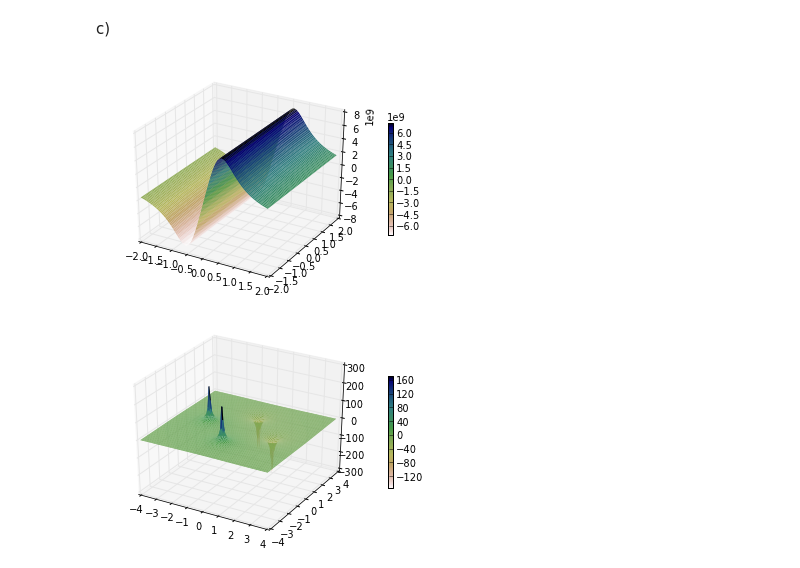
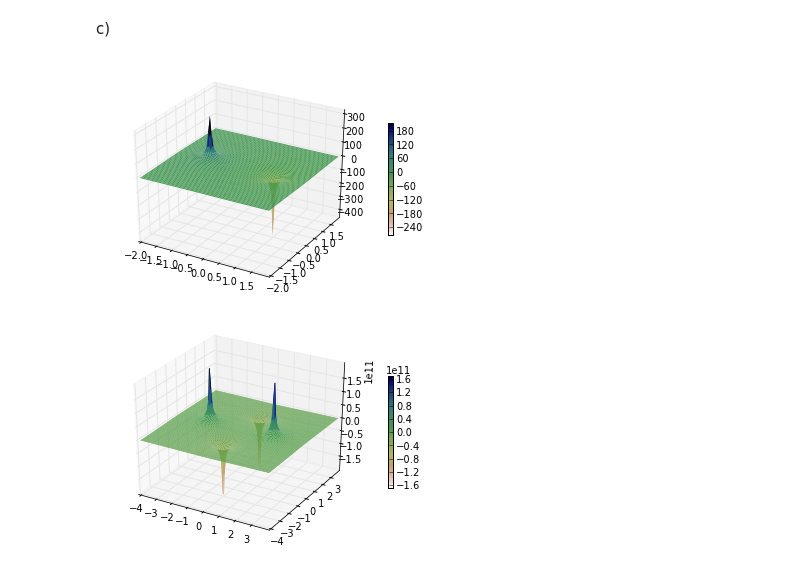
Before and after one commit to psalehsa/PHYS202-S13, a Jupyter notebook: Week4/Tuesday Notes + Exercises.ipynb, the cells around one changed output. Saved outputs shown, nothing was run; the diff lists cells and outputs as text; code cells hidden in the pictures.

```diff
--- a/Week4/Tuesday Notes + Exercises.ipynb
+++ b/Week4/Tuesday Notes + Exercises.ipynb
@@ -130,7 +130,7 @@ b)
 # %%
 def dipolePotential(x,y,q,d):
     k=8987551787
-    Vxy=(k*q/(x**2+(y-d)**2)**(1/2.))- (k*q/(x**2+(y+d)**2)**(1/2.))
+    Vxy=pointPotential(x,y,q,-d,0.)-pointPotential(x,y,q,d,0.)
 
     """Takes as arguements the point or points you want to know the potential, the size of the charges q, and the distince d that seperates the charges."""
     return Vxy
@@ -139,17 +139,17 @@ c)
 # %%
 dx=.06 #steps of .06
 dy=.06
 x=arange(-2.,2.,dx)
 y=arange(-2.,2.,dy)
 X,Y=meshgrid(x,y)
-v=dipolePotential(x,y,1.,1.)
+v=dipolePotential(X,Y,1e-9,1.)
 from mpl_toolkits.mplot3d import Axes3D
 fig=figure()
 ax=fig.gca(projection='3d')
 p=ax.plot_surface(X,Y,v,rstride=1,cstride=1,linewidth=0,cmap=cm.gist_earth_r)
 cb=fig.colorbar(p,shrink=0.5)
 # %% [output]
-[figure, old version]
+[figure, new version]
 # %%
 dx= 8./101.
 dy=8./101.
@@ -158,14 +158,13 @@ y=arange(-4.,4.,dy)
 X,Y=meshgrid(x,y)
 
 k=8987551787 #Nm^2/C^2
-q1=-10**(-9) #C
-q2=10**(-9) #C
+q1=-1**(-9) #C
+q2=1**(-9) #C
 d= 2 #m
-V=dipolePotential(X,Y,q1,d)+dipolePotential(Y,X,q2,-d)
-#V=((k*q1/(X**2+(Y-d)**2)**(1/2.))- (k*q1/(Y**2+(X+d)**2)**(1/2.)))+((k*q2/(X**2+(Y+d)**2)**(1/2.))- (k*q2/(Y**2+(X-d)**2)**(1/2.)))
+V=pointPotential(X,Y,q1,0,d)+pointPotential(X,Y,q1,0,-d)+pointPotential(X,Y,q2,d,0)+pointPotential(X,Y,q2,-d,0)
 fig=figure()
 ax=fig.gca(projection='3d')
 p=ax.plot_surface(X,Y,V,rstride=1,cstride=1,linewidth=0,cmap=cm.gist_earth_r)
 cb=fig.colorbar(p,shrink=0.5)
 # %% [output]
-[figure, old version]
+[figure, new version]
```
Also changed, not shown: parts of 1 cell of this notebook, 3 other files.
